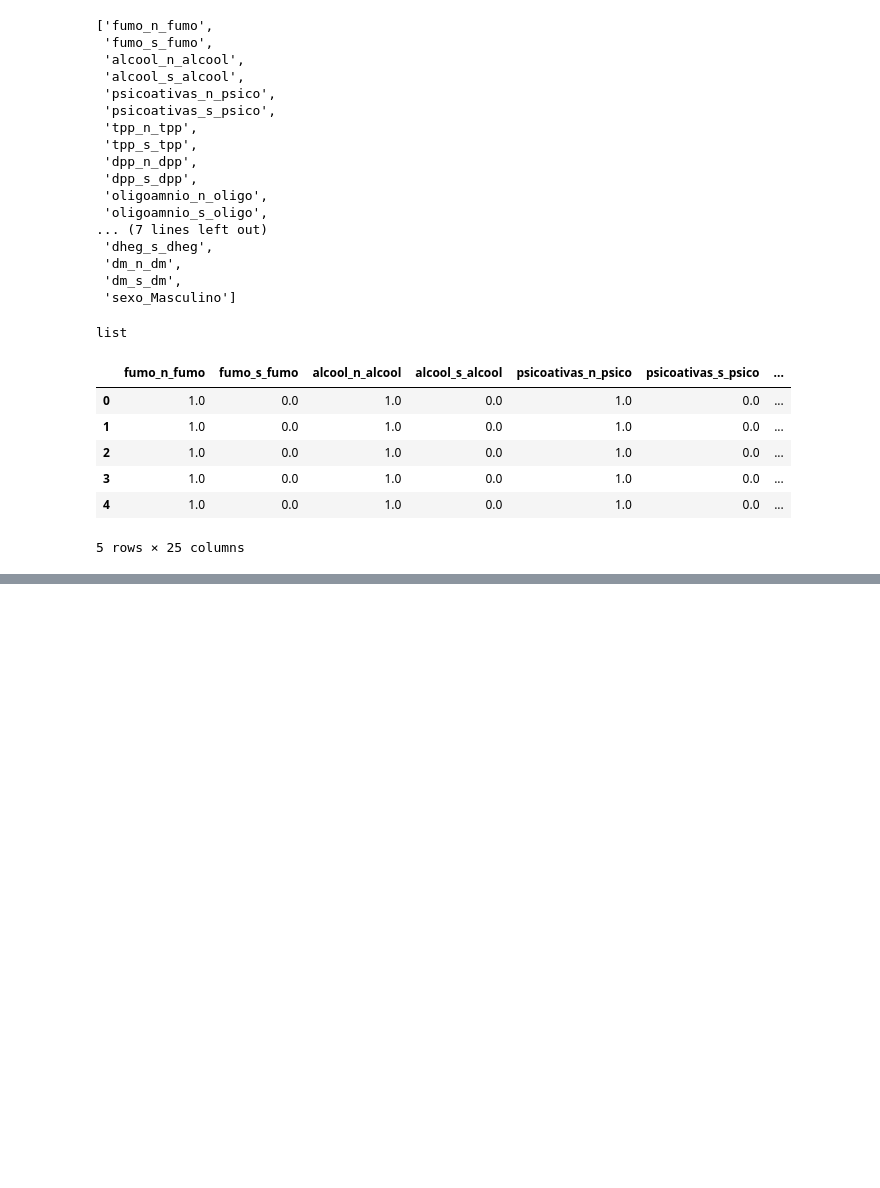
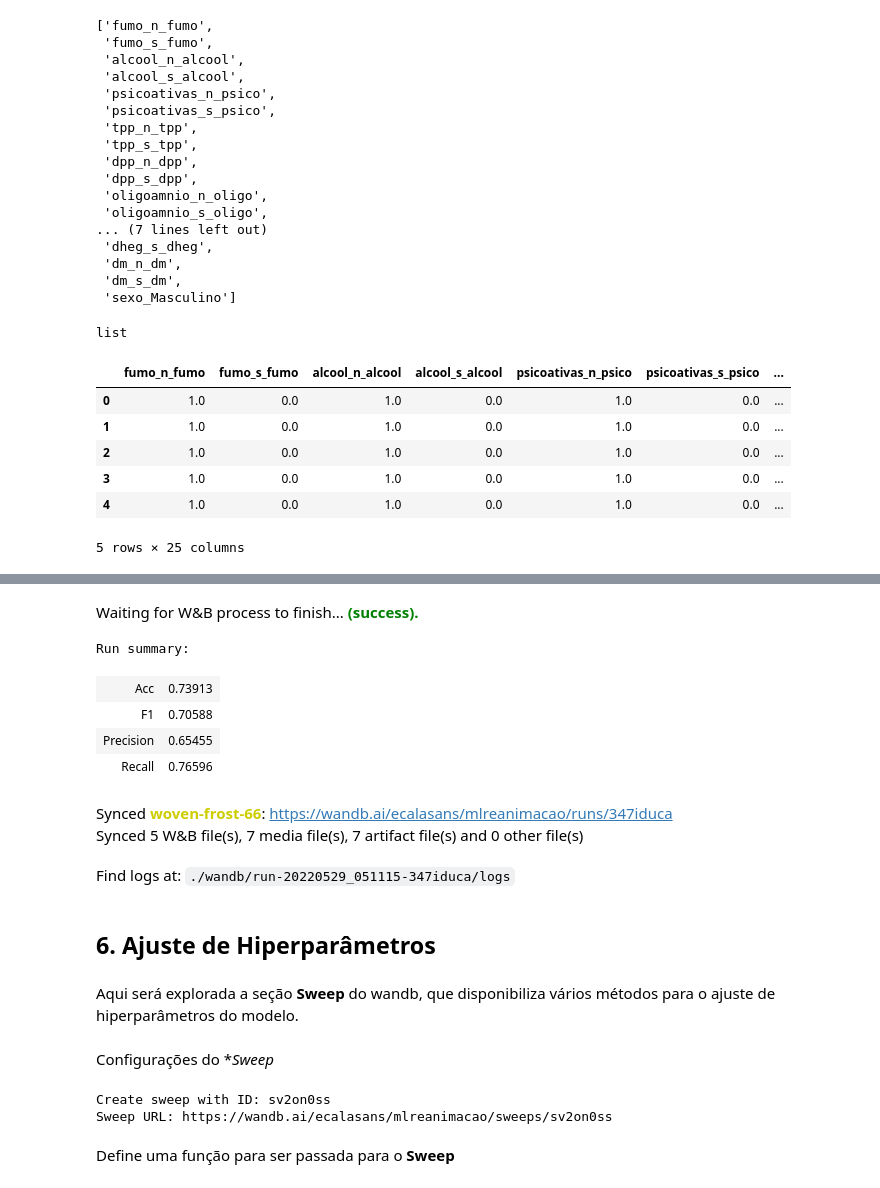
Before and after one commit to ecalasans/mlreanimacao, a Jupyter notebook: ml_p1_TRAIN.ipynb, the cells around one changed output, grey strips where cells are left out. Saved outputs shown, nothing was run; the diff lists cells and outputs as text; code cells hidden in the pictures; blank space fills up the shorter version.

```diff
--- a/ml_p1_TRAIN.ipynb
+++ b/ml_p1_TRAIN.ipynb
@@ -652,0 +702,5 @@ df.head()
+# %%
+run.summary["Acc"] = acc
+run.summary["Precision"] = precision
+run.summary["Recall"] = recall
+run.summary["F1"] = fbeta
@@ -652,0 +814,16 @@ df.head()
+# %%
+run.finish()
+# %% [output]
+Waiting for W&B process to finish... (success).
+Run summary:
+| Acc | 0.73913 |
+| F1 | 0.70588 |
+| Precision | 0.65455 |
+| Recall | 0.76596 |
+Synced woven-frost-66: https://wandb.ai/ecalasans/mlreanimacao/runs/347iduca
+Synced 5 W&B file(s), 7 media file(s), 7 artifact file(s) and 0 other file(s)
+Find logs at: ./wandb/run-20220529_051115-347iduca/logs
+# %% [markdown]
+## 6.  Ajuste de Hiperparâmetros
+# %% [markdown]
+Aqui será explorada a seção **Sweep** do wandb, que disponibiliza vários métodos para o ajuste de hiperparâmetros do modelo.
@@ -652,0 +832,32 @@ df.head()
+# %% [markdown]
+Configurações do **Sweep*
+# %%
+sweep_config = {
+    # try grid or random
+    "method": "random",
+    "metric": {
+        "name": "Accuracy",
+        "goal": "maximize"
+    },
+    "parameters": {
+        "criterion": {
+            "values": ["gini","entropy"]
+        },
+        "splitter": {
+            "values": ["random","best"]
+        },
+        "model": {
+            "values": [0,1,2]
+        },
+        "random_state": {
+            "values": [seed]
+        }
+    }
+}
+
+sweep_id = wandb.sweep(sweep_config, project="mlreanimacao")
+# %% [output]
+Create sweep with ID: sv2on0ss
+Sweep URL: https://wandb.ai/ecalasans/mlreanimacao/sweeps/sv2on0ss
+# %% [markdown]
+Define uma função para ser passada para o **Sweep**
```
Also changed, not shown: parts of 50 cells of this notebook, 2 other files.
